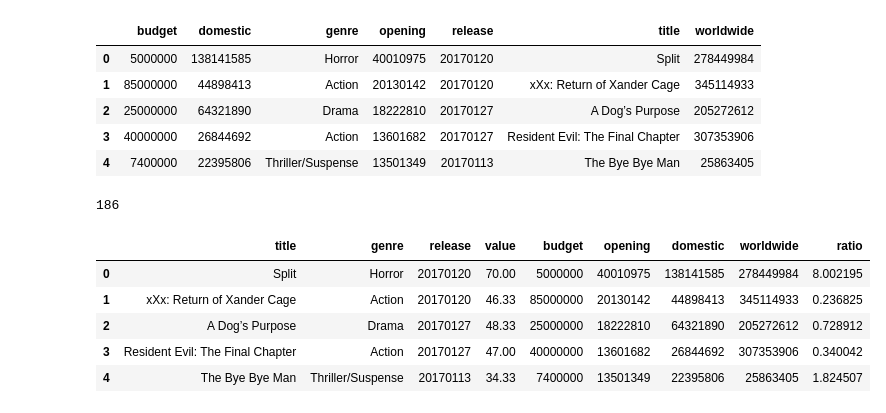
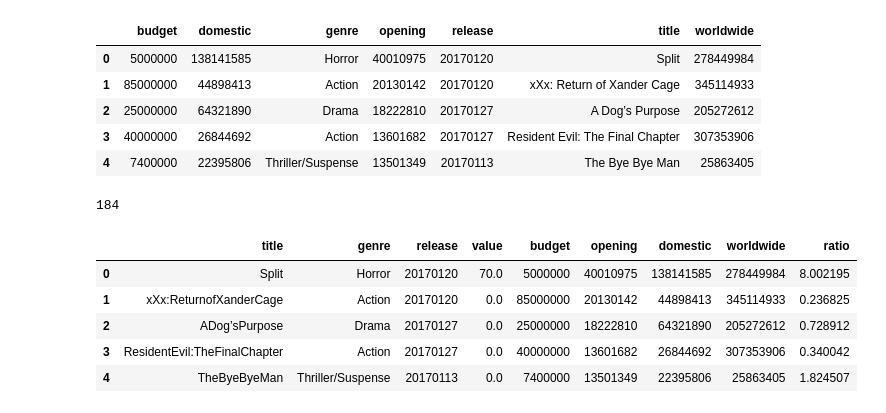
Before and after one commit to Jayleh/dream-reapers, a Jupyter notebook: grabmoviedata.ipynb, the cells around one changed output. Saved outputs shown, nothing was run; the diff lists cells and outputs as text; code cells hidden in the pictures.

```diff
--- a/grabmoviedata.ipynb
+++ b/grabmoviedata.ipynb
@@ -224,6 +224,7 @@ moviesFinal =[]
 for index, row in moviesDF.iterrows():
     release = row['release']
     title = row['title']
+    title = title.replace(" ","")
     genre = row['genre']
     budget = row['budget']
     opening = row['opening']
@@ -247,40 +248,39 @@ for index, row in moviesDF.iterrows():
 #             print (number)
 #             print (number.replace("'",""))
             numbers = number.replace("'","")
 #             print (numbers)
             numbers = numbers.replace("/100","")
             numbers = numbers.replace("/10","")
             numbers = numbers.replace(".","")
             numbers = numbers.replace("%","")
             finalRatings.append(int(numbers))
     except:
         finalRatings = 0
     try:
         avgRating = np.mean(finalRatings).round(2)
 #         print (avgRating)
     except:
         avgRating = 0
 
     moviesFinalDict = {"release": release, "title":title, "genre":genre, "budget":budget,
                       "opening":opening, "ratio":rbratio, "domestic":domestic,
                        "worldwide":worldwide, "value": avgRating}
     moviesFinal.append(moviesFinalDict)
 moviesFinalDF = pd.DataFrame(moviesFinal)
 
 moviesFinalDF = moviesFinalDF[['title','genre','release','value','budget','opening','domestic','worldwide', 'ratio']]
 moviesFinalDF = moviesFinalDF.dropna(how='any')
 
-moviesFinalDF.to_csv('moviesFinal.csv', encoding='utf-8', index=False)
 print (len(moviesFinalDF))
 moviesFinalDF.head()
 # %% [output]
-186
+184
 |  | title | genre | release | value | budget | opening | domestic | worldwide | ratio |
-| 0 | Split | Horror | 20170120 | 70.00 | 5000000 | 40010975 | 138141585 | 278449984 | 8.002195 |
-| 1 | xXx: Return of Xander Cage | Action | 20170120 | 46.33 | 85000000 | 20130142 | 44898413 | 345114933 | 0.236825 |
-| 2 | A Dog’s Purpose | Drama | 20170127 | 48.33 | 25000000 | 18222810 | 64321890 | 205272612 | 0.728912 |
-| 3 | Resident Evil: The Final Chapter | Action | 20170127 | 47.00 | 40000000 | 13601682 | 26844692 | 307353906 | 0.340042 |
-| 4 | The Bye Bye Man | Thriller/Suspense | 20170113 | 34.33 | 7400000 | 13501349 | 22395806 | 25863405 | 1.824507 |
+| 0 | Split | Horror | 20170120 | 70.0 | 5000000 | 40010975 | 138141585 | 278449984 | 8.002195 |
+| 1 | xXx:ReturnofXanderCage | Action | 20170120 | 0.0 | 85000000 | 20130142 | 44898413 | 345114933 | 0.236825 |
+| 2 | ADog’sPurpose | Drama | 20170127 | 0.0 | 25000000 | 18222810 | 64321890 | 205272612 | 0.728912 |
+| 3 | ResidentEvil:TheFinalChapter | Action | 20170127 | 0.0 | 40000000 | 13601682 | 26844692 | 307353906 | 0.340042 |
+| 4 | TheByeByeMan | Thriller/Suspense | 20170113 | 0.0 | 7400000 | 13501349 | 22395806 | 25863405 | 1.824507 |
 # %%
 moviesFinalDF['zrating'] = ''
 moviesFinalDF['zbudget'] = ''
```
Also changed, not shown: parts of 3 cells of this notebook, 1 other file.
